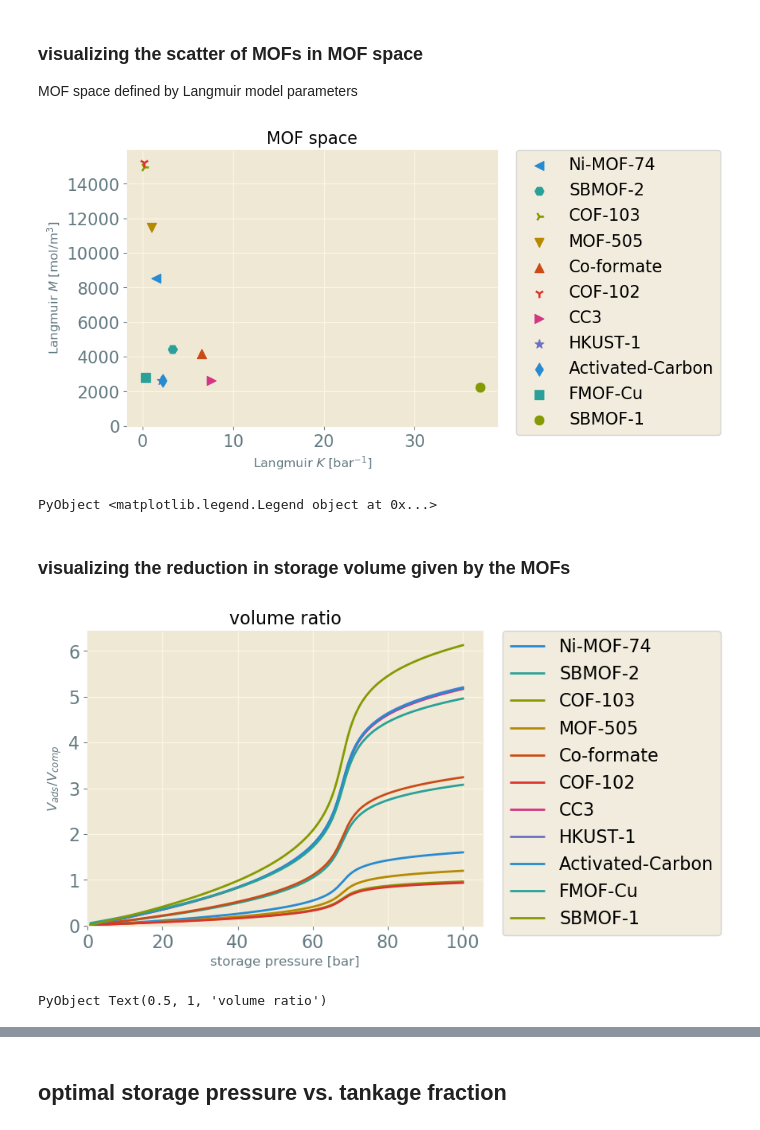
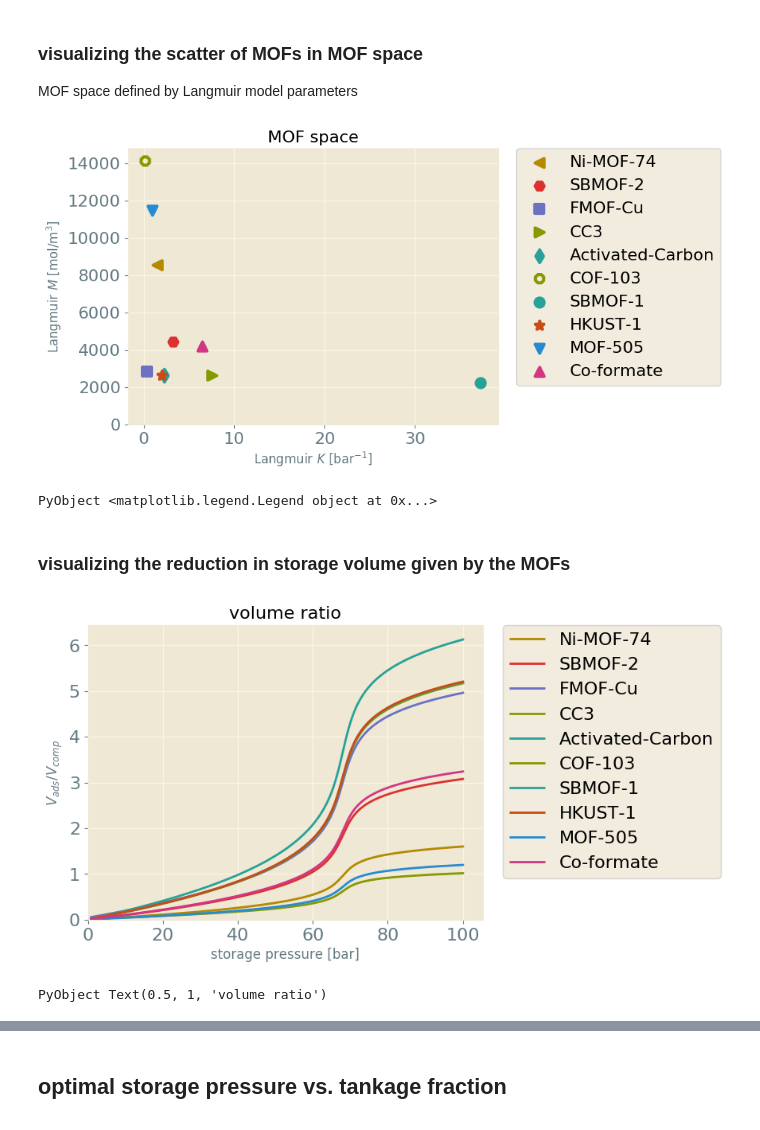
Before and after one commit to SimonEnsemble/PropellantStorage, a Jupyter notebook: Xe_Propellant_Storage.ipynb, the cells around one changed output, grey strips where cells are left out. Saved outputs shown, nothing was run; the diff lists cells and outputs as text; code cells hidden in the pictures.

```diff
--- a/Xe_Propellant_Storage.ipynb
+++ b/Xe_Propellant_Storage.ipynb
@@ -257,6 +257,7 @@ Now we are going to consider the situation were the xenon gas is stored in a MOF
 create an array of the crystals we are considering.
 # %%
 crystal_names = ["SBMOF-1", "CC3", "Ni-MOF-74", "HKUST-1", "SBMOF-2", "Co-formate",
-    "FMOF-Cu", "MOF-505", "Activated-Carbon", "COF-102", "COF-103"]
-# removed: "ZincTetrazolate" b/c poor Langmuir fit and IRMOF-1, PCN-14 b/c we can't extrapolate confidently
+    "FMOF-Cu", "MOF-505", "Activated-Carbon", "COF-103"]
+# removed: "ZincTetrazolate" b/c poor Langmuir fit and IRMOF-1, PCN-14
+#  b/c we can't extrapolate to higher pressures confidently with the Langmuir fit.
 # %% [output]
@@ -277,4 +277,6 @@ to aid our visualizations, map mofs to markers. marker options can be found [her
 # %%
 mof_to_marker = Dict("SBMOF-1" => "o", "CC3" => ">", "Ni-MOF-74" => "<", "HKUST-1" => "*", "SBMOF-2" => "H",
     "Co-formate" => "^", "FMOF-Cu" => "s", "MOF-505" => "v",
-    "Activated-Carbon" => "d", "COF-102" => "1", "COF-103" => "4")
+    "Activated-Carbon" => "d", "COF-103" => "8")
+
+mof_to_color = Dict(zip(crystal_names, ["C$i" for i = 1:length(crystal_names)])); # TODO MAKE UNIQUE!
@@ -695,7 +692,9 @@ figure()
 title("MOF space")
 for mof_name in keys(axe_results)
     scatter(axe_results[mof_name]["Langmuir K"], axe_results[mof_name]["Langmuir M"],
-        label=mof_name, marker=mof_to_marker[mof_name], s=75, clip_on=false)
+        label=mof_name, marker=mof_to_marker[mof_name], s=75, clip_on=false,
+        color=mof_name == "COF-103" ? "none" : mof_to_color[mof_name],
+        edgecolor=mof_to_color[mof_name], lw=3)
 end
 xlabel(L"Langmuir $K$ [bar$^{-1}$]")
 ylabel(L"Langmuir $M$ [mol/m$^3$]")
@@ -705,26 +704,26 @@ legend(bbox_to_anchor=(1.05, 1), loc="upper left", borderaxespad=0)
 
 # need to set colormap to indicate which have better tankage fractions
 # %% [output]
-[figure, old version]
+[figure, new version]
 PyObject <matplotlib.legend.Legend object at 0x...>
 # %% [markdown]
 ### visualizing the reduction in storage volume given by the MOFs
 # %%
 id_plot_pmax = findfirst(pressures .> 100.0)
 figure()
 for mof_name in keys(axe_results)
     plot(pressures[1:id_plot_pmax],
         axe_results[mof_name]["Inner volume of tank (m³)"][1:id_plot_pmax] ./ volume_cxe_tank[1:id_plot_pmax],
-        label=mof_name)
+        label=mof_name, color=mof_to_color[mof_name])
 end
 xlabel("storage pressure [bar]")
 ylabel(L"$V_{ads} / V_{comp}$")
 legend(bbox_to_anchor=(1.05, 1), loc="upper left", borderaxespad=0)
 ylim(ymin=0.0)
 xlim(xmin=0.0)
 title("volume ratio")
 # %% [output]
-[figure, old version]
+[figure, new version]
 PyObject Text(0.5, 1, 'volume ratio')
 # %%
 figure()
```
Also changed, not shown: parts of 19 cells of this notebook, 3 other files.
